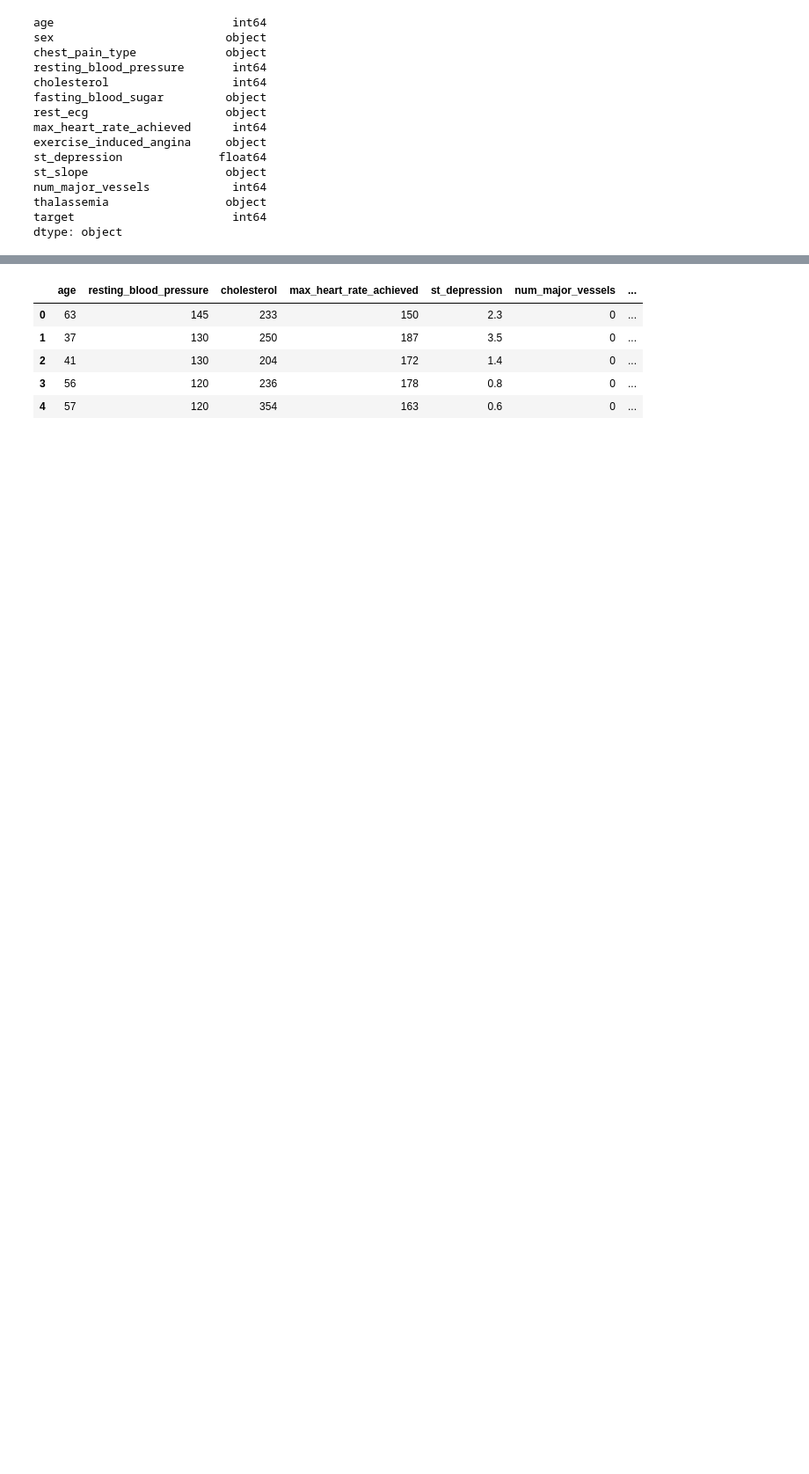
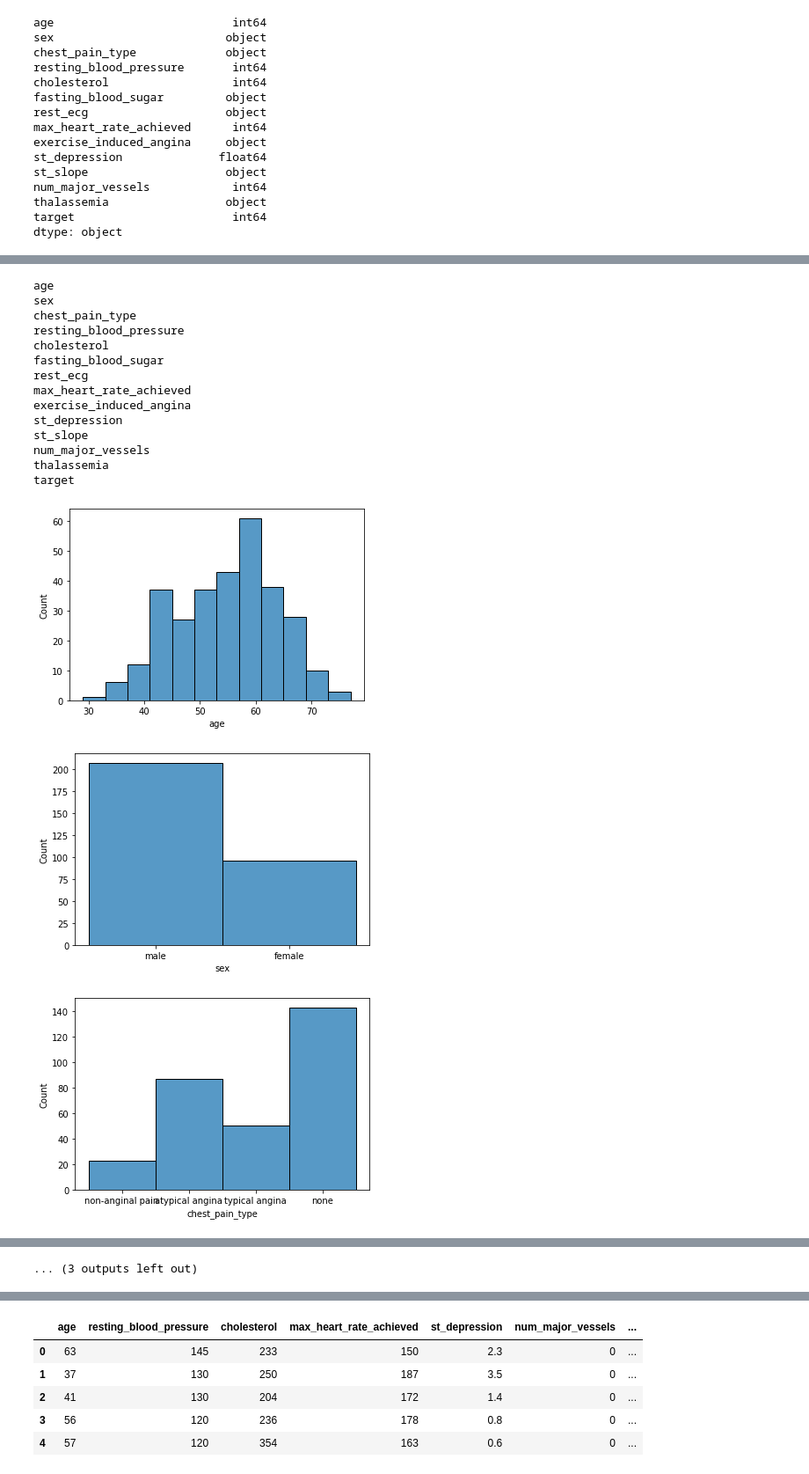
Before and after one commit to nathmart1n/e-commerce-analysis, a Jupyter notebook: main.ipynb, the cells around one changed output, grey strips where cells are left out. Shown: that part at 88% size. Cells and saved outputs as stored; diff of their text form; code cells hidden in the pictures; blank space fills up the shorter version.

```diff
--- a/main.ipynb
+++ b/main.ipynb
@@ -136,0 +160,23 @@ sns.heatmap(df_corr,mask=mask,fmt=".1f",annot=True,cmap='YlGnBu')
+# %%
+for i, col in enumerate(heart):
+    print(col)
+    plt.figure(i)
+    sns.histplot(data=heart, x=col)
+# %% [output]
+age
+sex
+chest_pain_type
+resting_blood_pressure
+cholesterol
+fasting_blood_sugar
+rest_ecg
+max_heart_rate_achieved
+exercise_induced_angina
+st_depression
+st_slope
+num_major_vessels
+thalassemia
+target
+[figure, added]
+[figure, added]
+[figure, added]
@@ -136,0 +191 @@ sns.heatmap(df_corr,mask=mask,fmt=".1f",annot=True,cmap='YlGnBu')
+... (3 outputs left out)
```
Also changed, not shown: parts of 14 cells of this notebook.
